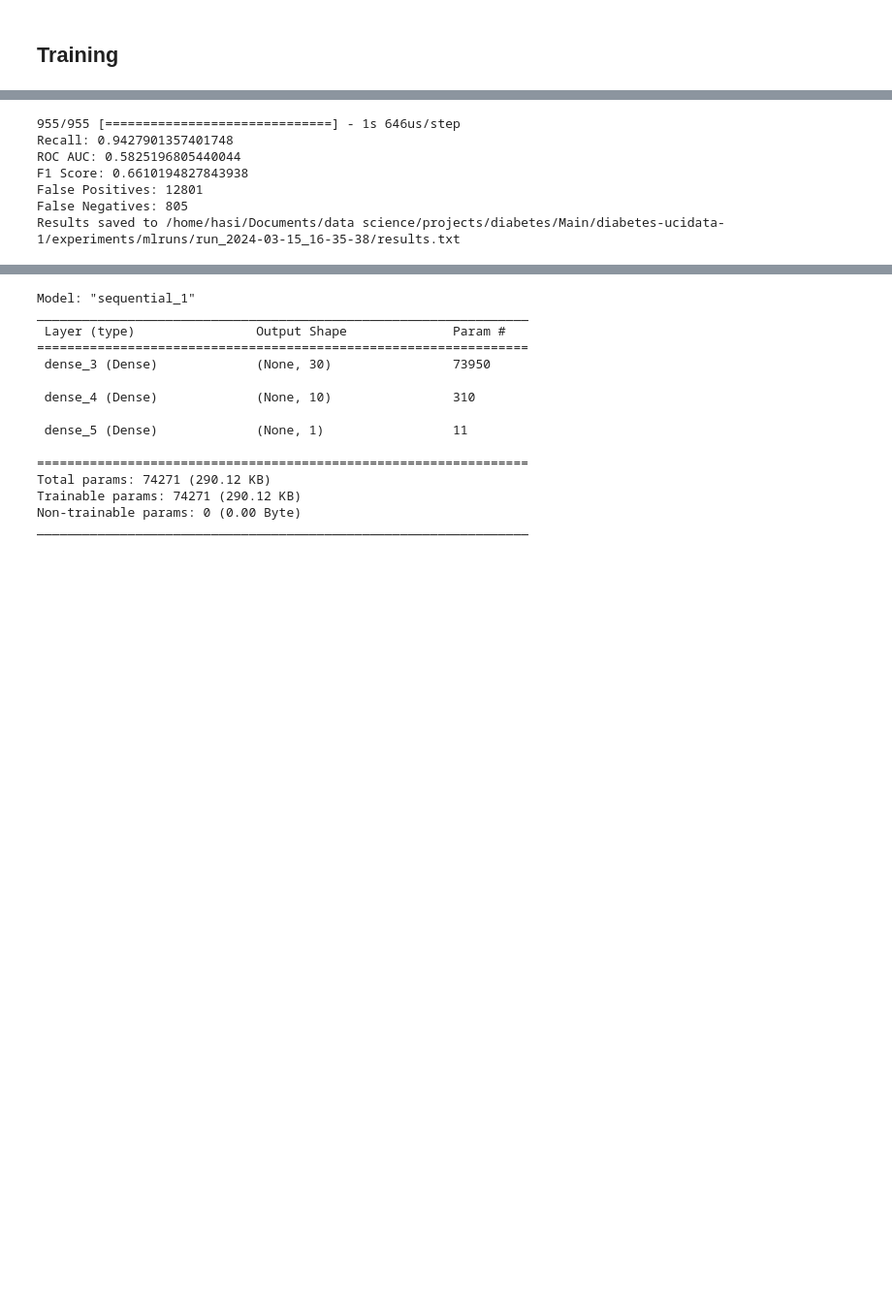
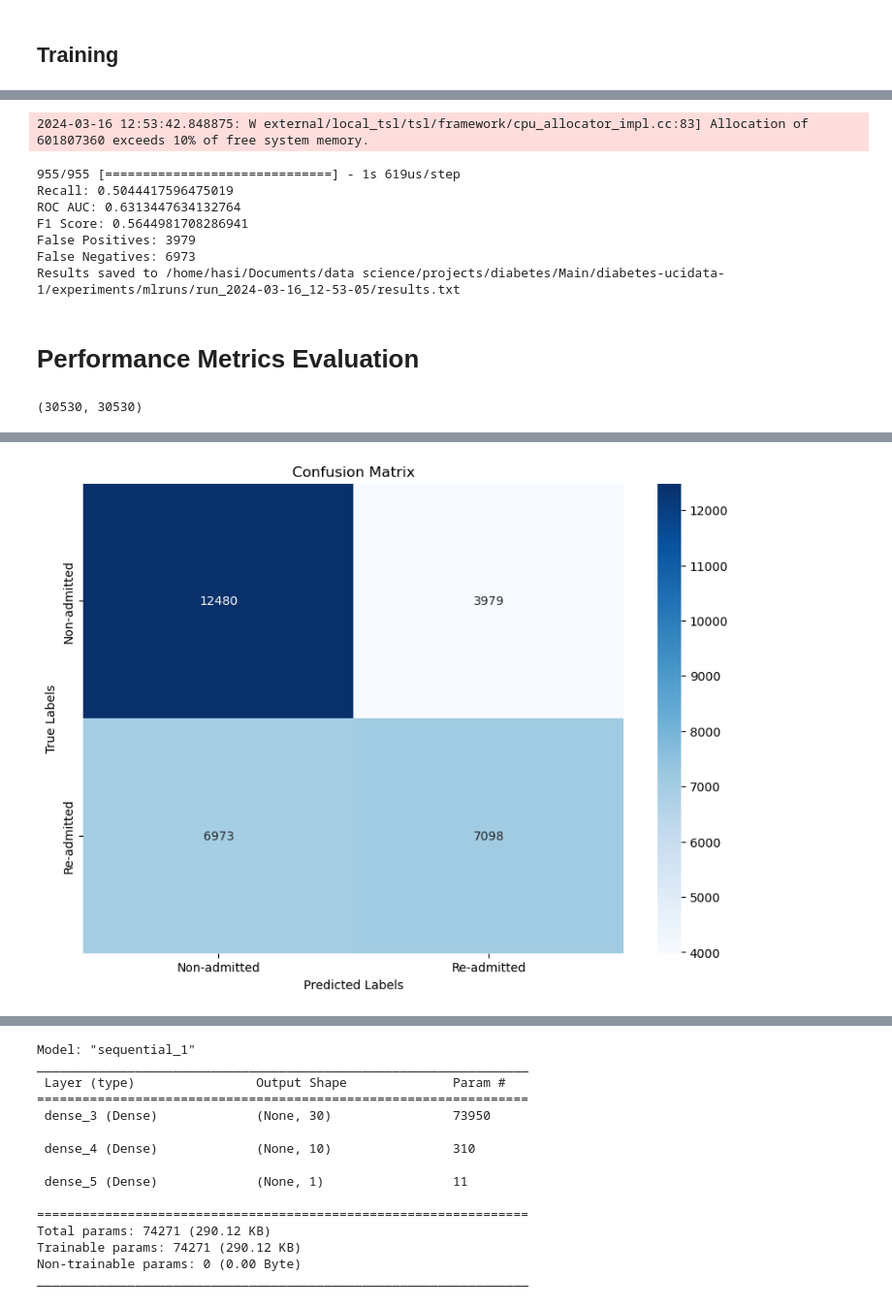
Before and after one commit to kkdsdesilva/diabetes-ucidata, a Jupyter notebook: notebooks/models/model_test.ipynb, the cells around one changed output, grey strips where cells are left out. Shown: that part at 97% size. Cells and saved outputs as stored; diff of their text form; code cells hidden in the pictures; blank space fills up the shorter version.

```diff
--- a/notebooks/models/model_test.ipynb
+++ b/notebooks/models/model_test.ipynb
@@ -198,12 +209,10 @@ plt.show()
 # %%
 from sklearn.metrics import roc_curve, auc, f1_score, confusion_matrix, recall_score, precision_score
-import datetime
-
 
 
 predictions = nn_model.predict(X_test_wo)
 
-new_threshold = 0.3
+new_threshold = 0.5
 
 # Apply the new threshold to determine class labels
 new_predictions = (predictions >= new_threshold).astype(int)
@@ -230,23 +239,6 @@ print(f"False Positives: {fp}")
 print(f"False Negatives: {fn}")
 
 
-# Directory for neural network runs
-
-current_dir = os.getcwd()
-results_dir = os.path.abspath(os.path.join(current_dir, '..', '..'))
-if not os.path.exists(results_dir):
-    os.makedirs(results_dir)
-
-results_dir = os.path.join(results_dir, 'experiments/mlruns')
-# Generate a timestamp for the folder name
-current_time = datetime.datetime.now()
-folder_name = current_time.strftime("run_%Y-%m-%d_%H-%M-%S")
-
-results_dir = os.path.join(results_dir, folder_name)
-
-if not os.path.exists(results_dir):
-    os.makedirs(results_dir)
-
 # File for saving the results
 results_file = os.path.join(results_dir, "results.txt")
 
@@ -265,10 +257,44 @@ with open(results_file, "w") as file:
 
 print(f"Results saved to {results_file}")
 # %% [output]
-955/955 [==============================] - 1s 646us/step
-Recall: 0.9427901357401748
-ROC AUC: 0.5825196805440044
-F1 Score: 0.6610194827843938
-False Positives: 12801
-False Negatives: 805
-Results saved to /home/hasi/Documents/data science/projects/diabetes/Main/diabetes-ucidata-1/experiments/mlruns/run_2024-03-15_16-35-38/results.txt
+2024-03-16 12:53:42.848875: W external/local_tsl/tsl/framework/cpu_allocator_impl.cc:83] Allocation of 601807360 exceeds 10% of free system memory.
+955/955 [==============================] - 1s 619us/step
+Recall: 0.5044417596475019
+ROC AUC: 0.6313447634132764
+F1 Score: 0.5644981708286941
+False Positives: 3979
+False Negatives: 6973
+Results saved to /home/hasi/Documents/data science/projects/diabetes/Main/diabetes-ucidata-1/experiments/mlruns/run_2024-03-16_12-53-05/results.txt
+# %% [markdown]
+# Performance Metrics Evaluation
+# %%
+from tensorflow.keras.models import load_model
+
+# Load the model
+model_path = '/home/hasi/Documents/data science/projects/diabetes/Main/diabetes-ucidata-1/experiments/mlruns/run_2024-03-16_12-53-05/'
+loaded_model = load_model(model_path + 'model')
+# %%
+predictions.flatten().size, y_test_wo.size
+# %% [output]
+(30530, 30530)
+# %%
+# Assuming you have y_test_wo and predictions as before
+from sklearn.metrics import confusion_matrix
+
+new_threshold = 0.5
+predictions = loaded_model.predict(X_test_wo)
+
+new_predictions = (predictions >= new_threshold).astype(int)
+
+class_names = ['Non-admitted','Re-admitted']
+
+cm = confusion_matrix(y_test_wo, new_predictions.flatten())
+
+# Plotting with seaborn for a nicer look
+plt.figure(figsize=(10, 7))
+sns.heatmap(cm, annot=True, fmt='d', cmap='Blues', xticklabels=class_names, yticklabels=class_names)
+plt.title('Confusion Matrix')
+plt.xlabel('Predicted Labels')
+plt.ylabel('True Labels')
+plt.show()
+# %% [output]
@@ -274,0 +303 @@ Results saved to /home/hasi/Documents/data science/projects/diabetes/Main/diabet
+[figure, added]
```
Also changed, not shown: parts of 13 cells of this notebook, 9 other files.
